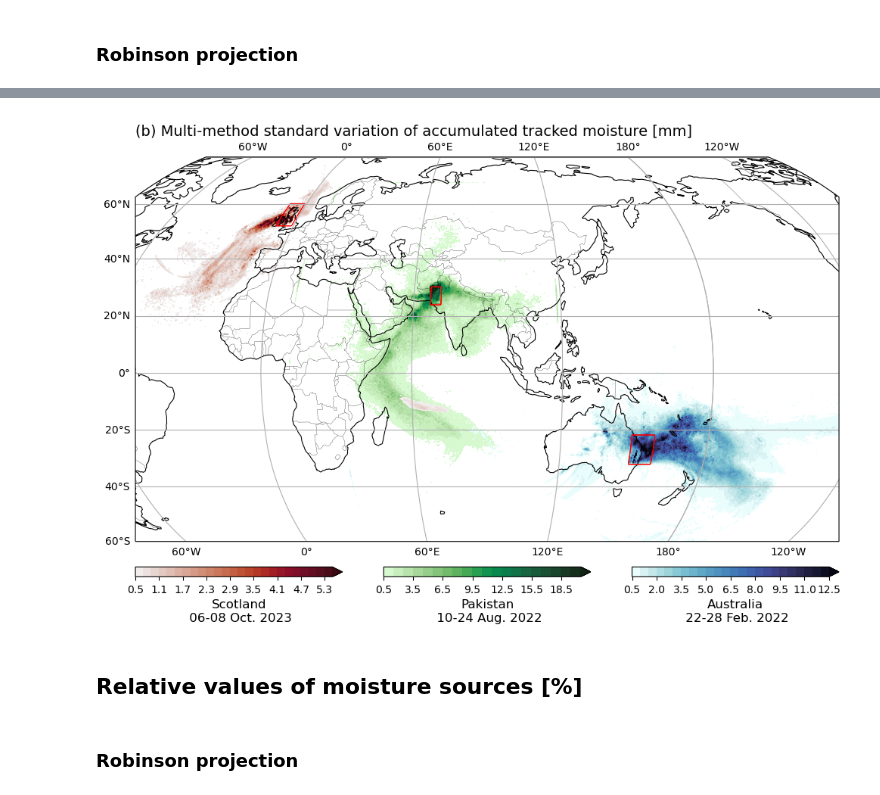
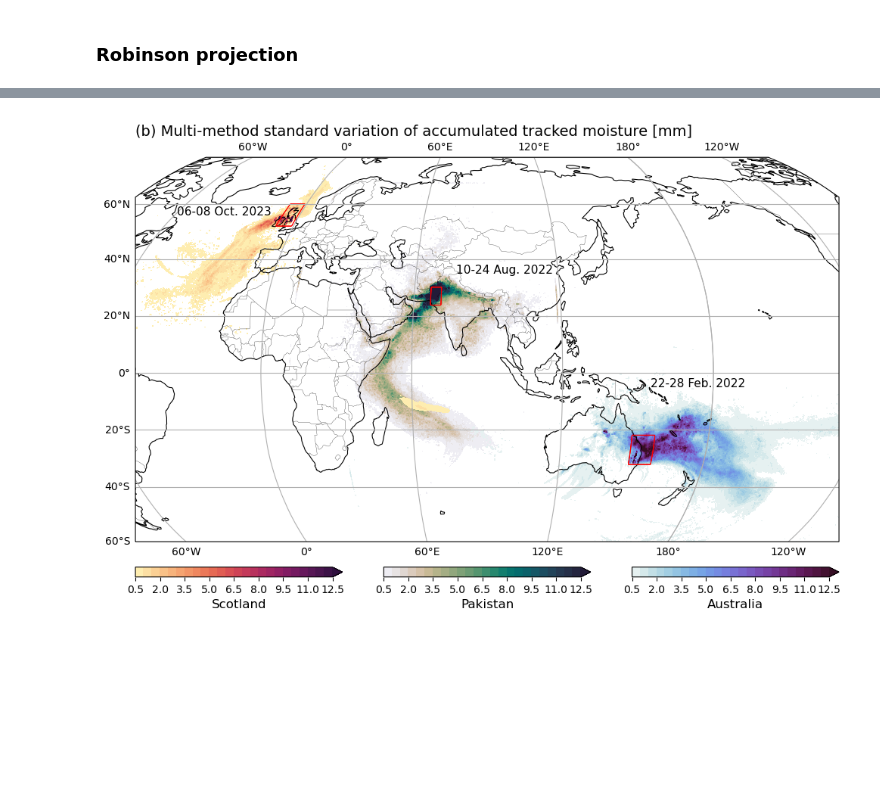
Before and after one commit to WAM2layers/Moisture_tracking_intercomparison, a Jupyter notebook: Global_map.ipynb, the cells around one changed output, grey strips where cells are left out. Saved outputs shown, nothing was run; the diff lists cells and outputs as text; code cells hidden in the pictures; blank space fills up the shorter version.

```diff
--- a/Global_map.ipynb
+++ b/Global_map.ipynb
@@ -13,9 +13,9 @@ from Functions import *
 %matplotlib inline
 # %%
 # Load results and masks
-pak = xr.open_dataset('./merged_Pakistan.nc')
-aus = xr.open_dataset('./merged_Australia.nc')
-sct = xr.open_dataset('./merged_Scotland.nc')
+pak = xr.open_dataset('./merged_Pakistan_v150724.nc')
+aus = xr.open_dataset('./merged_Australia_v150724.nc')
+sct = xr.open_dataset('./merged_Scotland_v150724.nc')
 
 mask_pak = xr.open_dataset('./Pakistan/Mask_PakistanFlood_box_lon-180to180.nc')
 mask_aus = xr.open_dataset('./Australia/mask_australia_box_lon-180to180.nc')
@@ -150,51 +111,56 @@ fig.savefig('Figure3a.pdf', format='pdf')
 # STANDARD DEVIATION
 
 prjr = ccrs.Robinson(central_longitude=90, globe=None)
 fig, ax = plt.subplots(figsize=(12,9), subplot_kw={'projection':prjr})
 pos = ax.get_position()
 ax.set_position([0.125, pos.y0+0.05, 0.775, pos.height])
 
 ax1 = fig.add_subplot(131)
 ax1.set_axis_off()
 ax2 = fig.add_subplot(132)
 ax2.set_axis_off()
 ax3 = fig.add_subplot(133)
 ax3.set_axis_off()
 
 ax.add_feature(cartopy.feature.COASTLINE, linewidth=0.8)
 ax.add_feature(cartopy.feature.BORDERS, linestyle='-', linewidth=.2)
 
-p1 = paks.plot.contourf(ax=ax, levels=np.linspace(0.5,20.5,21), extend='max',
-                   cmap = cm.algae,
-                   transform=prj,
-                   add_colorbar=False,
-                  )
+p1 = paks.plot.contourf(ax=ax, levels=np.linspace(0.5,12.5,25), extend='max',
+                        cmap = cm.rain,
+                        transform=prj,
+                        add_colorbar=False,
+                       )
 mask_pak.mask.plot.contour(ax=ax, colors='r', linewidths=0.4, transform=prj)
 
 p2 = auss.plot.contourf(ax=ax, levels=np.linspace(0.5,12.5,25), extend='max',
-                   cmap = cm.ice_r,
-                   transform=prj,
-                   add_colorbar=False,
-                  )
+                        cmap = cm.dense,
+                        transform=prj,
+                        add_colorbar=False,
+                       )
 mask_aus.mask.isel(time=0, drop=True).plot.contour(ax=ax, colors='r', linewidths=0.4, transform=prj)
 
-p3 = scts.plot.contourf(ax=ax, levels=np.linspace(0.5,5.5,26), extend='max',
-                   cmap = cm.amp,
-                   transform=prj,
-                   add_colorbar=False,
-                  )
+p3 = scts.plot.contourf(ax=ax, levels=np.linspace(0.5,12.5,25), extend='max',
+                        cmap = cm.matter,
+                        transform=prj,
+                        add_colorbar=False,
+                       )
 mask_sct.mask.isel(time=0, drop=True).plot.contour(ax=ax, colors='r', linewidths=0.4, transform=prj)
+
+# Pakistan
+ax.text(77,35, '10-24 Aug. 2022',fontsize=11, transform=prj)
+# Australia
+ax.text(155, -5, '22-28 Feb. 2022',fontsize=11, transform=prj)
+# Scotland
+ax.text(-59,56, '06-08 Oct. 2023',fontsize=11, transform=prj)
 
 ax.set_title("(b) Multi-method standard variation of accumulated tracked moisture [mm]", fontsize=14, loc="left")
 ax.set_extent([-50,230,-60,80], crs=prj)
 ax.gridlines(draw_labels=True)
 
-fig.colorbar(p1, ax=ax2, orientation='horizontal').set_label(label='Pakistan\n 10-24 Aug. 2022', size=12)
-fig.colorbar(p2, ax=ax3, orientation='horizontal').set_label(label='Australia\n 22-28 Feb. 2022', size=12)
-fig.colorbar(p3, ax=ax1, orientation='horizontal').set_label(label='Scotland\n 06-08 Oct. 2023', size=12)
+fig.colorbar(p1, ax=ax2, orientation='horizontal').set_label(label='Pakistan', size=12)
+fig.colorbar(p2, ax=ax3, orientation='horizontal').set_label(label='Australia', size=12)
+fig.colorbar(p3, ax=ax1, orientation='horizontal').set_label(label='Scotland', size=12)
 
-fig.savefig('Figure3b.pdf', format='pdf')
+# fig.savefig('Figure3b.pdf', format='pdf')
 # %% [output]
-[figure, old version]
+[figure, new version]
-# %% [markdown]
-## Relative values of moisture sources [%]
@@ -221,2 +166,0 @@ scts_frac = sct_frac.to_array(dim='std').std('std')
-# %% [markdown]
-### Robinson projection
```
Also changed, not shown: parts of 9 cells of this notebook.
